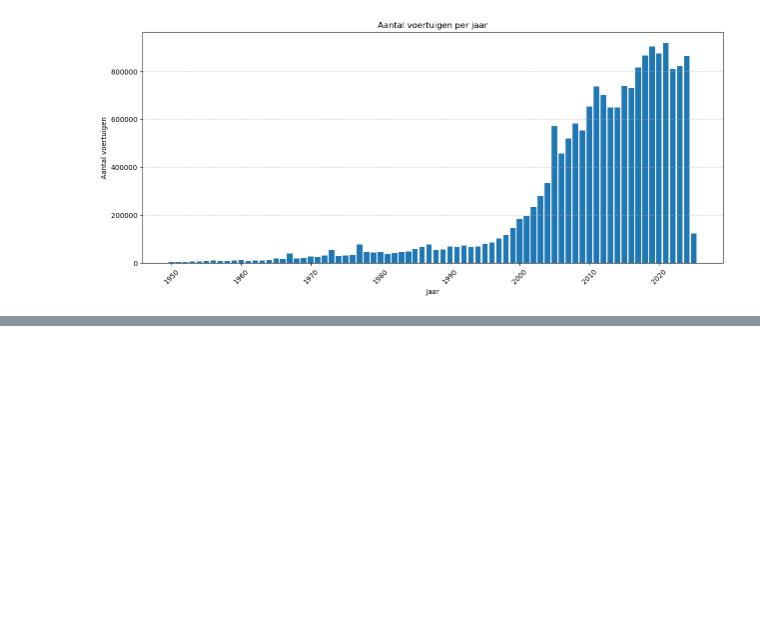
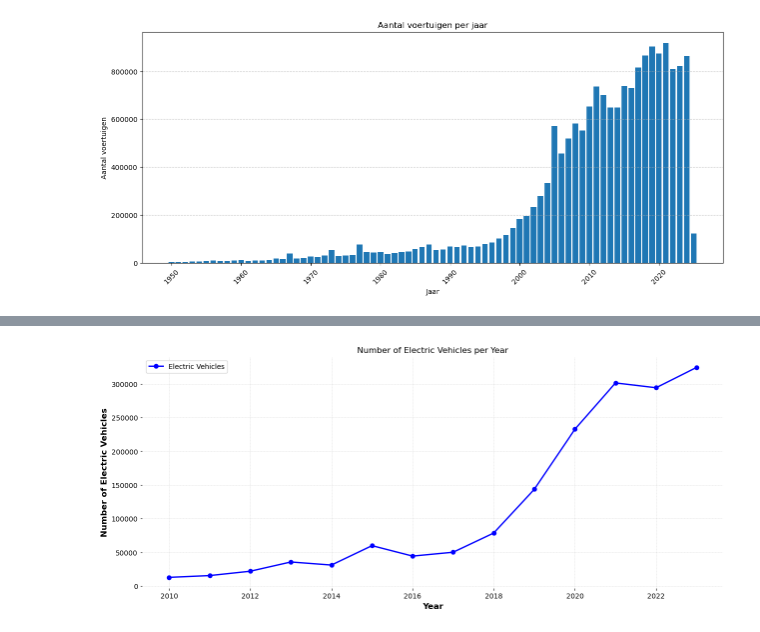
Before and after one commit to DylanHaaz/Tryhard, a Jupyter notebook: Code/Data exploration/RWD.ipynb, the cells around one changed output, grey strips where cells are left out. Saved outputs shown, nothing was run; the diff lists cells and outputs as text; code cells hidden in the pictures; blank space fills up the shorter version.

```diff
--- a/Code/Data exploration/RWD.ipynb
+++ b/Code/Data exploration/RWD.ipynb
@@ -228,0 +389,16 @@ TypeError: cannot perform __truediv__ with this index type: DatetimeArray
+# %%
+plt.figure(figsize=(15, 6))
+
+plt.plot(electric_counts.index, electric_counts.values, marker='o', linestyle='-', color='blue', label='Electric Vehicles')
+
+# Labels and formatting
+plt.xlabel('Year')
+plt.ylabel('Number of Electric Vehicles')
+plt.title('Number of Electric Vehicles per Year')
+plt.legend(loc='upper left')
+plt.grid(True, linestyle='--', alpha=0.5)
+
+# Show the plot
+plt.show()
+# %% [output]
+[figure, added]
```
Also changed, not shown: parts of 7 cells of this notebook.
